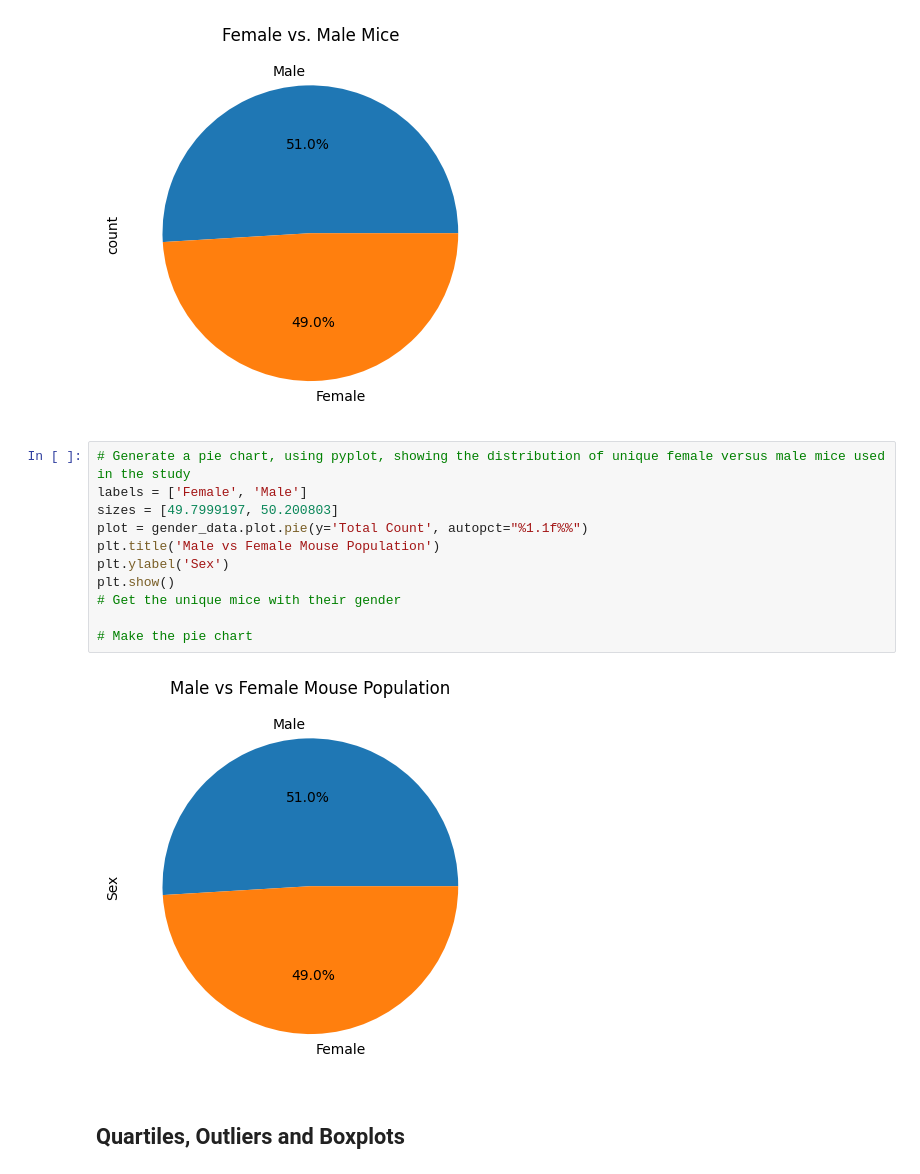
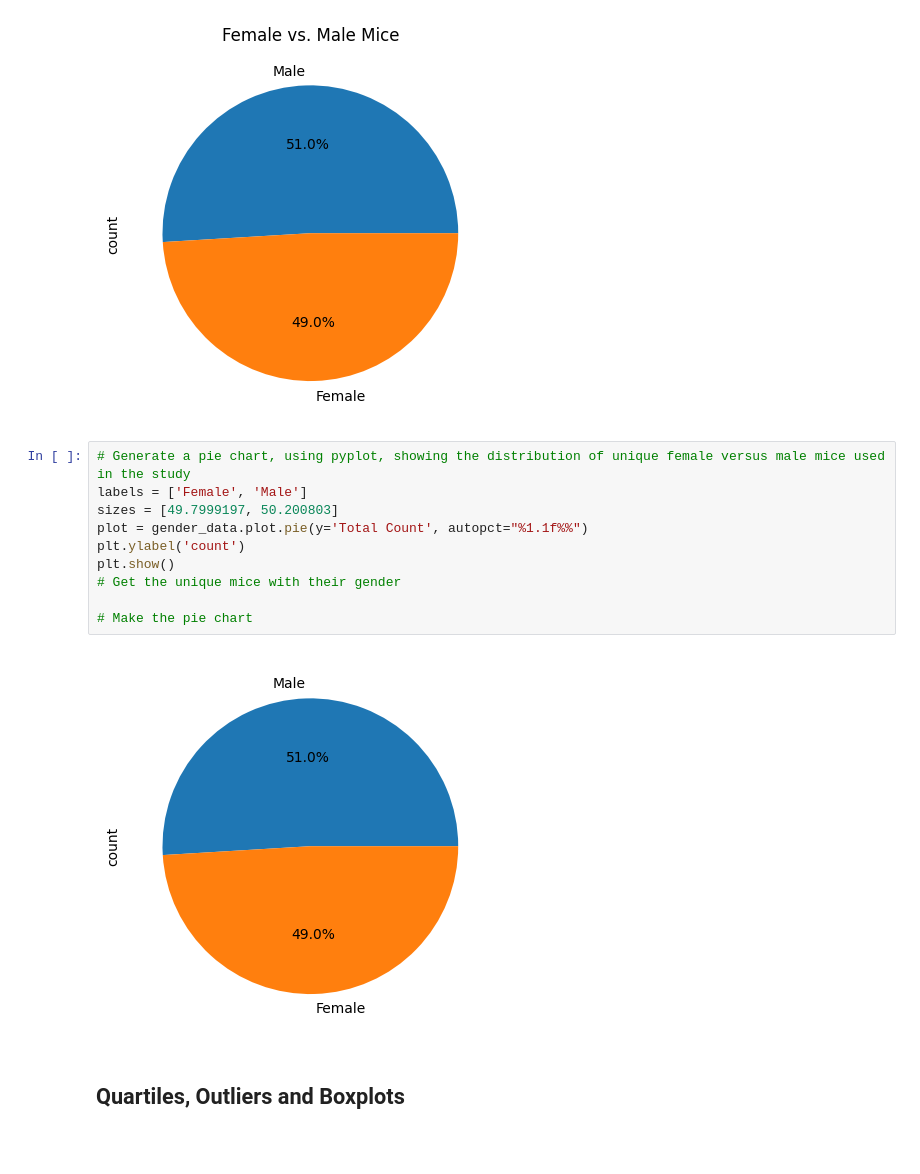
Before and after one commit to JenniferVasquez1/matplotlib-analysis, a Jupyter notebook: Pymaceuticals/pymaceuticals.ipynb, the cells around one changed output. Drawn from its saved outputs; the diff is of its cells as text; blank space fills up the shorter version.

```diff
--- a/Pymaceuticals/pymaceuticals.ipynb
+++ b/Pymaceuticals/pymaceuticals.ipynb
@@ -184,16 +169,15 @@ plt.show()
 # %%
 # Generate a pie chart, using pyplot, showing the distribution of unique female versus male mice used in the study
 labels = ['Female', 'Male']
 sizes = [49.7999197, 50.200803]
 plot = gender_data.plot.pie(y='Total Count', autopct="%1.1f%%")
-plt.title('Male vs Female Mouse Population')
-plt.ylabel('Sex')
+plt.ylabel('count')
 plt.show()
 # Get the unique mice with their gender
 
 # Make the pie chart
 # %% [output]
-[figure, old version]
+[figure, new version]
 # %% [markdown]
 ## Quartiles, Outliers and Boxplots
 # %%
```
Also changed, not shown: parts of 18 cells of this notebook.
